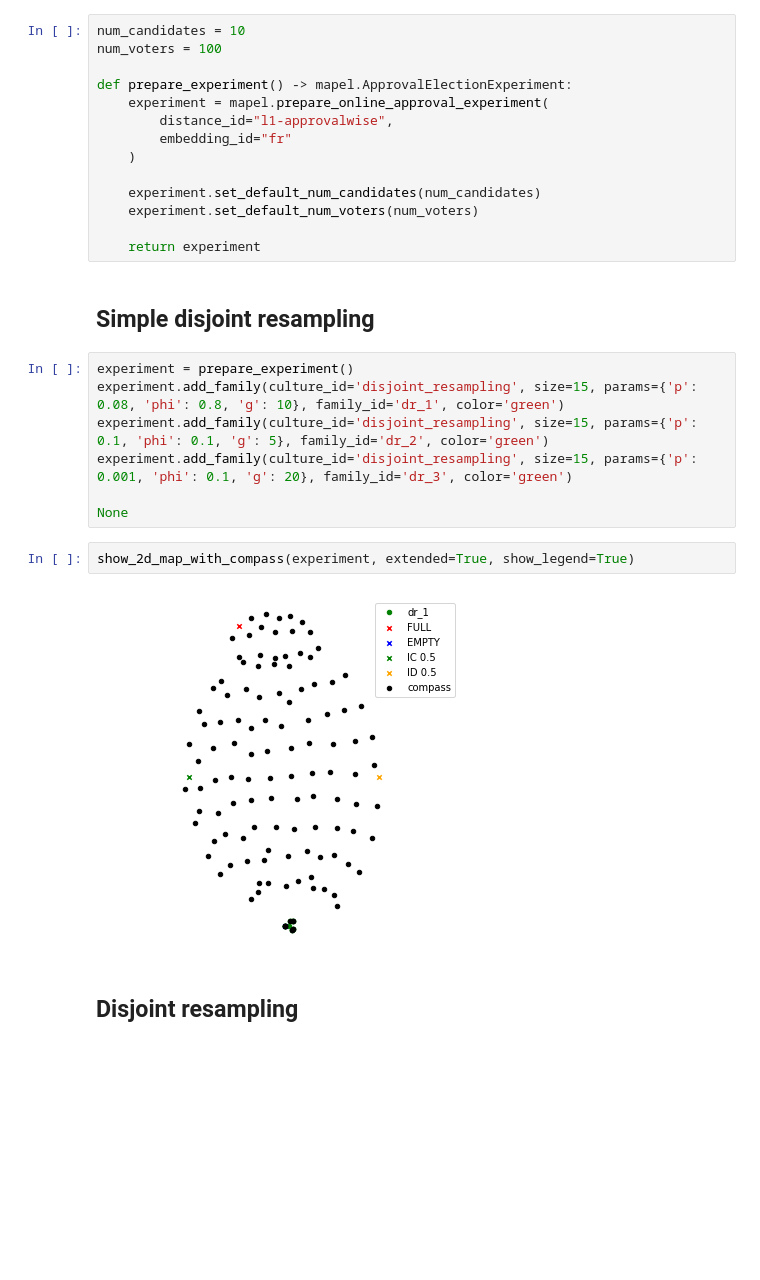
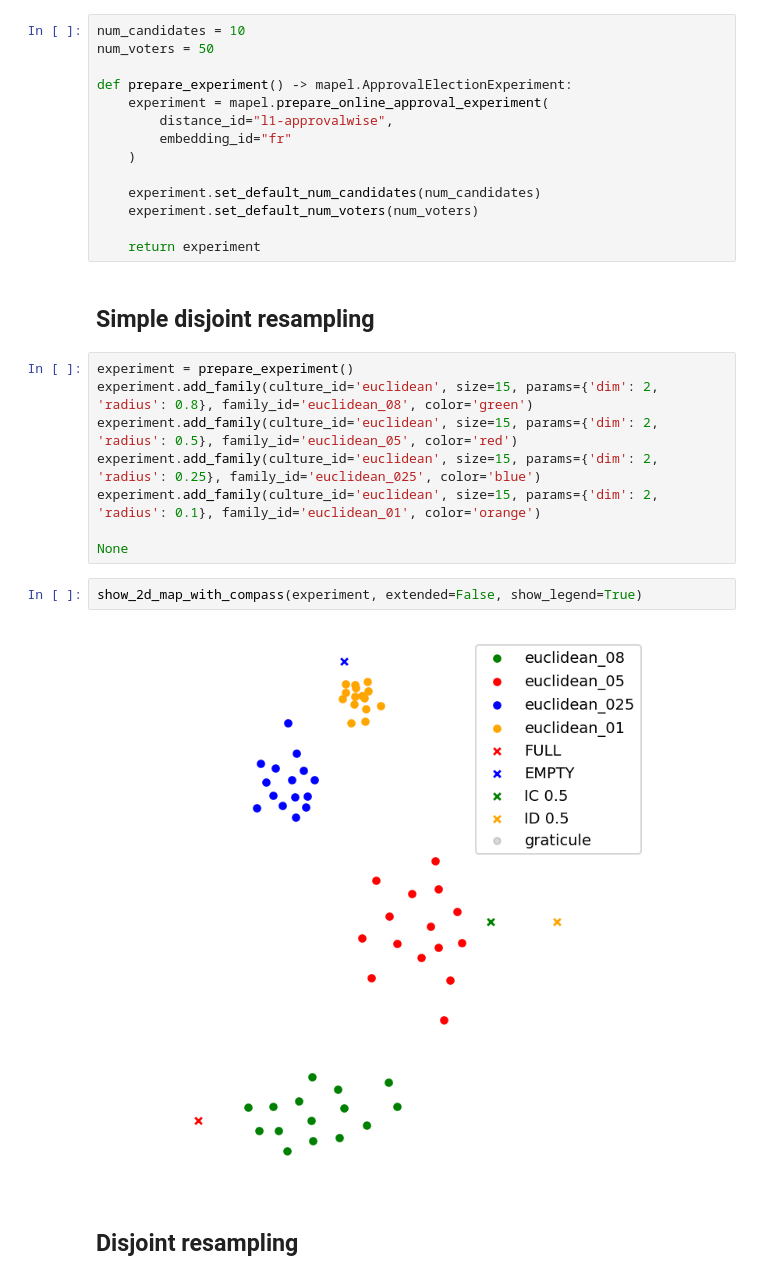
Before and after one commit to Janix4000/holes-in-elections, a Jupyter notebook: approval_l1/map-experiments.ipynb, the cells around one changed output. Saved outputs shown, nothing was run; the diff lists cells and outputs as text; blank space fills up the shorter version.

```diff
--- a/approval_l1/map-experiments.ipynb
+++ b/approval_l1/map-experiments.ipynb
@@ -140,7 +195,7 @@ def plot_report(report: pd.DataFrame):
 # Approval online experiments
 # %%
 num_candidates = 10
-num_voters = 100
+num_voters = 50
 
 def prepare_experiment() -> mapel.ApprovalElectionExperiment:
     experiment = mapel.prepare_online_approval_experiment(
@@ -156,15 +211,16 @@ def prepare_experiment() -> mapel.ApprovalElectionExperiment:
 ## Simple disjoint resampling
 # %%
 experiment = prepare_experiment()
-experiment.add_family(culture_id='disjoint_resampling', size=15, params={'p': 0.08, 'phi': 0.8, 'g': 10}, family_id='dr_1', color='green')
-experiment.add_family(culture_id='disjoint_resampling', size=15, params={'p': 0.1, 'phi': 0.1, 'g': 5}, family_id='dr_2', color='green')
-experiment.add_family(culture_id='disjoint_resampling', size=15, params={'p': 0.001, 'phi': 0.1, 'g': 20}, family_id='dr_3', color='green')
+experiment.add_family(culture_id='euclidean', size=15, params={'dim': 2, 'radius': 0.8}, family_id='euclidean_08', color='green')
+experiment.add_family(culture_id='euclidean', size=15, params={'dim': 2, 'radius': 0.5}, family_id='euclidean_05', color='red')
+experiment.add_family(culture_id='euclidean', size=15, params={'dim': 2, 'radius': 0.25}, family_id='euclidean_025', color='blue')
+experiment.add_family(culture_id='euclidean', size=15, params={'dim': 2, 'radius': 0.1}, family_id='euclidean_01', color='orange')
 
 None
 # %%
-show_2d_map_with_compass(experiment, extended=True, show_legend=True)
+show_2d_map_with_compass(experiment, extended=False, show_legend=True)
 # %% [output]
-[figure, old version]
+[figure, new version]
 # %% [markdown]
 ## Disjoint resampling
 # %%
```
Also changed, not shown: parts of 9 cells of this notebook.
